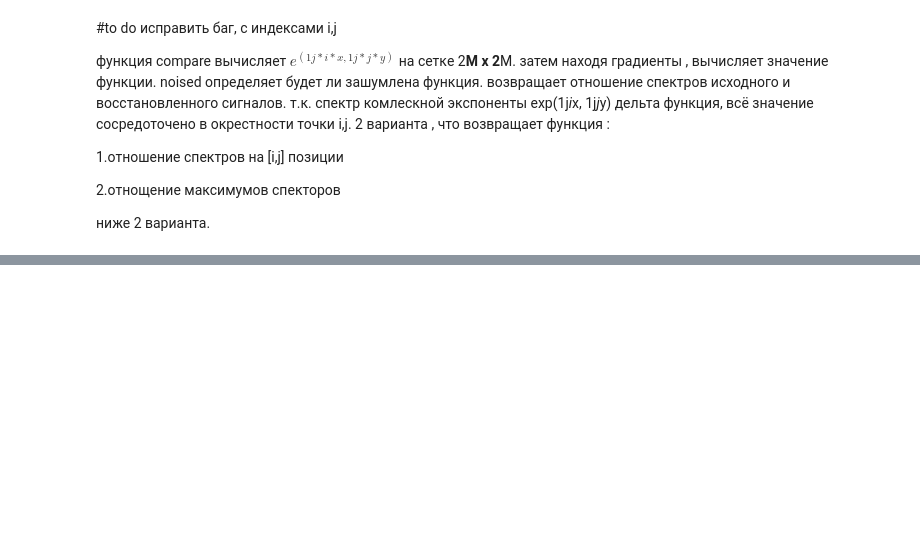
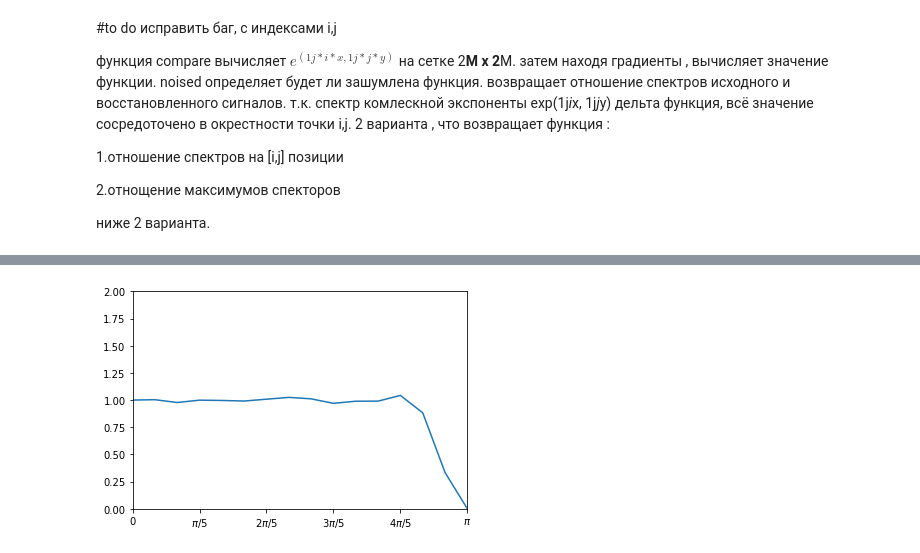
Before and after one commit to Satbek/-ourse-work-sem7, a Jupyter notebook: src/Частотная характеристика метода при зашумленных и незашумленных градиентах.ipynb, the cells around one changed output, grey strips where cells are left out. Drawn from its saved outputs; the diff is of its cells as text; code cells hidden in the pictures; blank space fills up the shorter version.

```diff
--- a/src/Частотная характеристика метода при зашумленных и незашумленных градиентах.ipynb
+++ b/src/Частотная характеристика метода при зашумленных и незашумленных градиентах.ipynb
@@ -121 +102,27 @@ def draw_plot(z):
+# %%
+def draw_2d_plot(z) :
+    y = np.zeros(z.shape[0])
+    for i in range (0, z.shape[0]):
+        y[i] = z[i,i]
+    plt.plot(np.arange(0, z.shape[0]) * np.pi / (z.shape[0] - 1) , y)
+    plt.xlim(0, np.pi)
+    plt.ylim(0, 2)
+    def format_func(value, tick_number):
+        # find number of multiples of pi/2
+        N = int(np.round(5 * value / np.pi))
+        if N == 0:
+            return "0"
+        elif N == 1:
+            return r"$\pi/5$"
+        elif N == 5:
+            return r"$\pi$"
+        else :
+            return r"${0}\pi/5$".format(N)
+    from matplotlib.ticker import MultipleLocator, FormatStrFormatter, AutoLocator, FuncFormatter
+    majorLocator = MultipleLocator(np.pi / 5)
+    majorFormatter = FuncFormatter(format_func)
+    ax = plt.axes()
+    ax.xaxis.set_major_locator(majorLocator)
+    ax.xaxis.set_major_formatter(majorFormatter)
+    plt.show()
 # %%
@@ -127,0 +140,4 @@ draw_plot(z)
+# %%
+draw_2d_plot(z)
+# %% [output]
+[figure, added]
```
Also changed, not shown: parts of 18 cells of this notebook, 6 other files.
